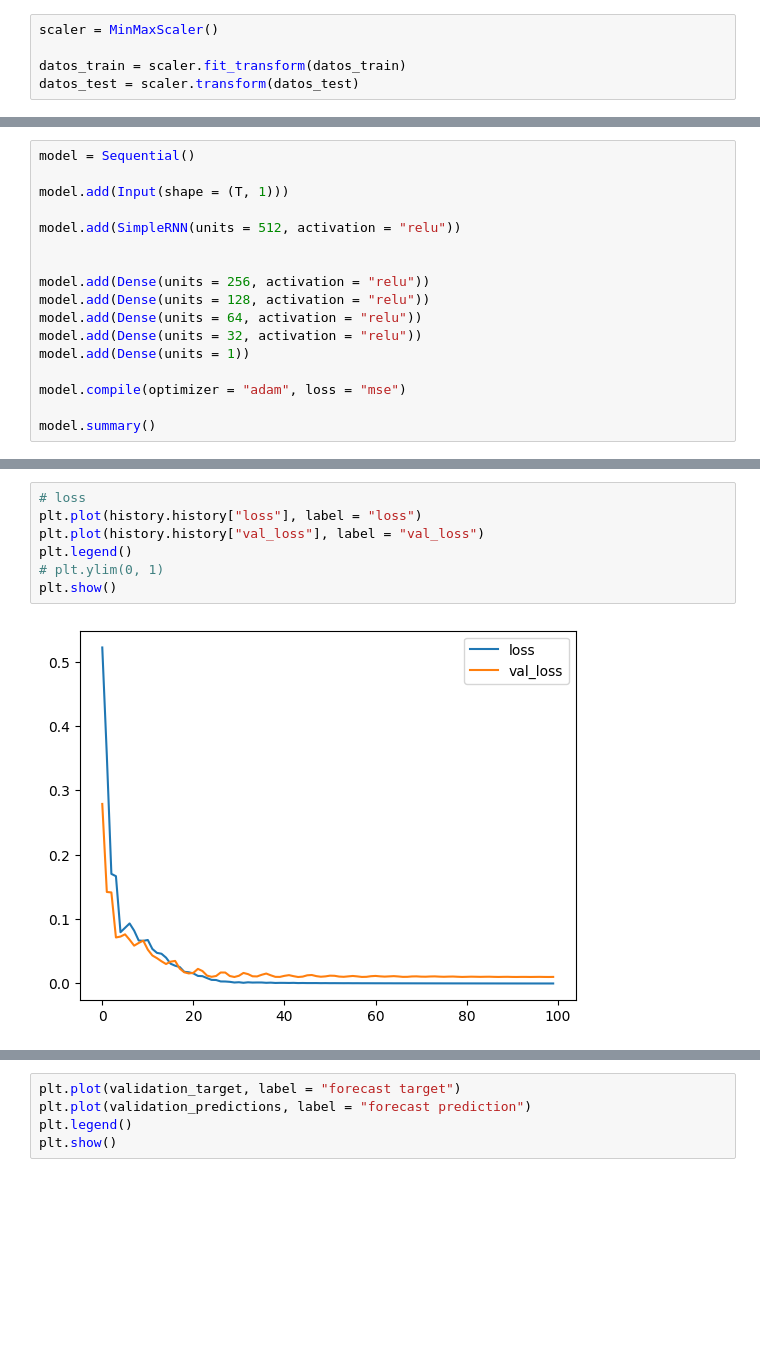
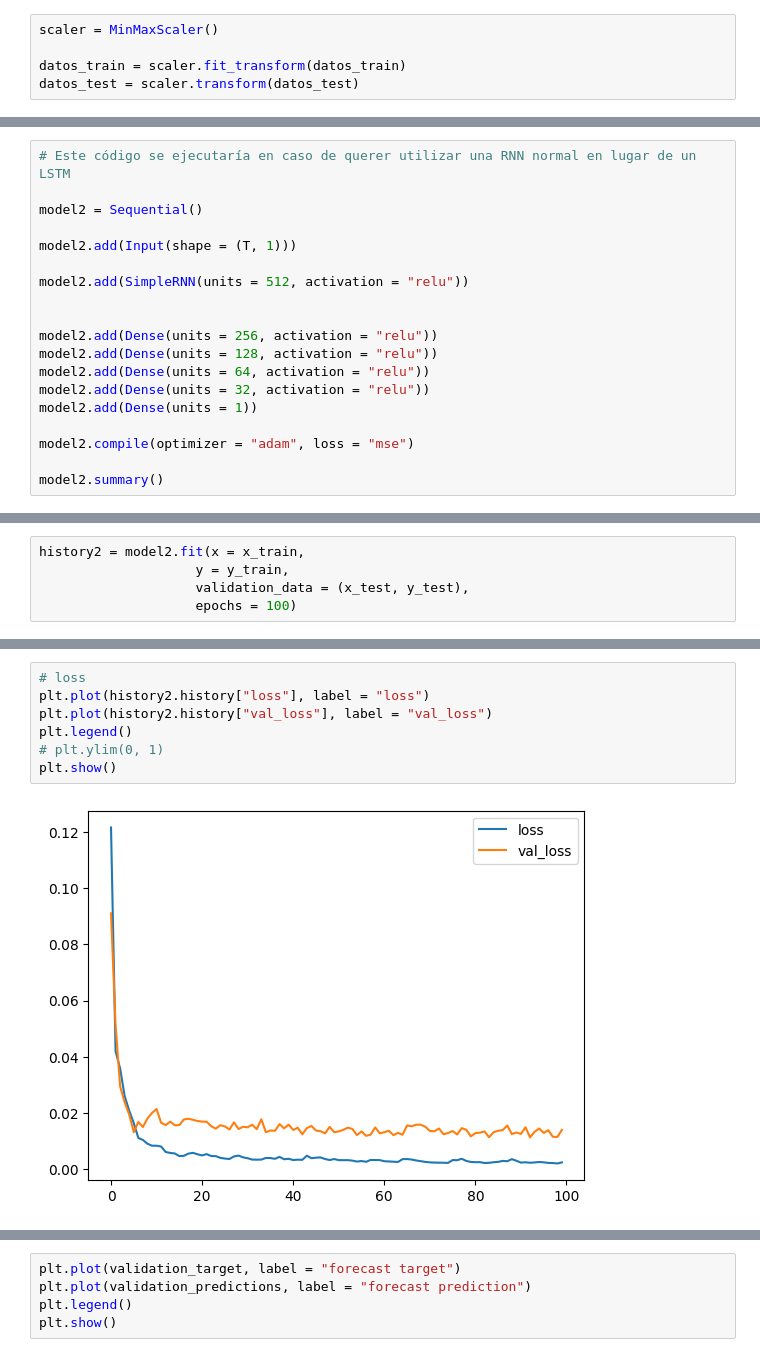
Before and after one commit to AcostaJoaquin/PFB-Grupo-B, a Jupyter notebook: notebooks/ML/demanda_ml.ipynb, the cells around one changed output, grey strips where cells are left out. Saved outputs shown, nothing was run; the diff lists cells and outputs as text; blank space fills up the shorter version.

Commit message:
tuning modelo ml

```diff
--- a/notebooks/ML/demanda_ml.ipynb
+++ b/notebooks/ML/demanda_ml.ipynb
@@ -132,18 +217,20 @@ X: (21, 10, 1)  y: (21, 1)
 # %%
-model = Sequential()
+# Este código se ejecutaría en caso de querer utilizar una RNN normal en lugar de un LSTM
 
-model.add(Input(shape = (T, 1)))
+model2 = Sequential()
 
-model.add(SimpleRNN(units = 512, activation = "relu"))
+model2.add(Input(shape = (T, 1)))
+
+model2.add(SimpleRNN(units = 512, activation = "relu"))
 
 
-model.add(Dense(units = 256, activation = "relu"))
-model.add(Dense(units = 128, activation = "relu"))
-model.add(Dense(units = 64, activation = "relu"))
-model.add(Dense(units = 32, activation = "relu"))
-model.add(Dense(units = 1))
+model2.add(Dense(units = 256, activation = "relu"))
+model2.add(Dense(units = 128, activation = "relu"))
+model2.add(Dense(units = 64, activation = "relu"))
+model2.add(Dense(units = 32, activation = "relu"))
+model2.add(Dense(units = 1))
 
-model.compile(optimizer = "adam", loss = "mse")
+model2.compile(optimizer = "adam", loss = "mse")
 
-model.summary()
+model2.summary()
 # %% [output]
@@ -211,0 +256,5 @@ Epoch 100/100
+# %%
+history2 = model2.fit(x = x_train,
+                    y = y_train,
+                    validation_data = (x_test, y_test),
+                    epochs = 100)
@@ -212,9 +279,9 @@ Epoch 100/100
 # %%
 # loss
-plt.plot(history.history["loss"], label = "loss")
-plt.plot(history.history["val_loss"], label = "val_loss")
+plt.plot(history2.history["loss"], label = "loss")
+plt.plot(history2.history["val_loss"], label = "val_loss")
 plt.legend()
 # plt.ylim(0, 1)
 plt.show()
 # %% [output]
-[figure, old version]
+[figure, new version]
```
Also changed, not shown: parts of 22 cells of this notebook, 1 other file.
